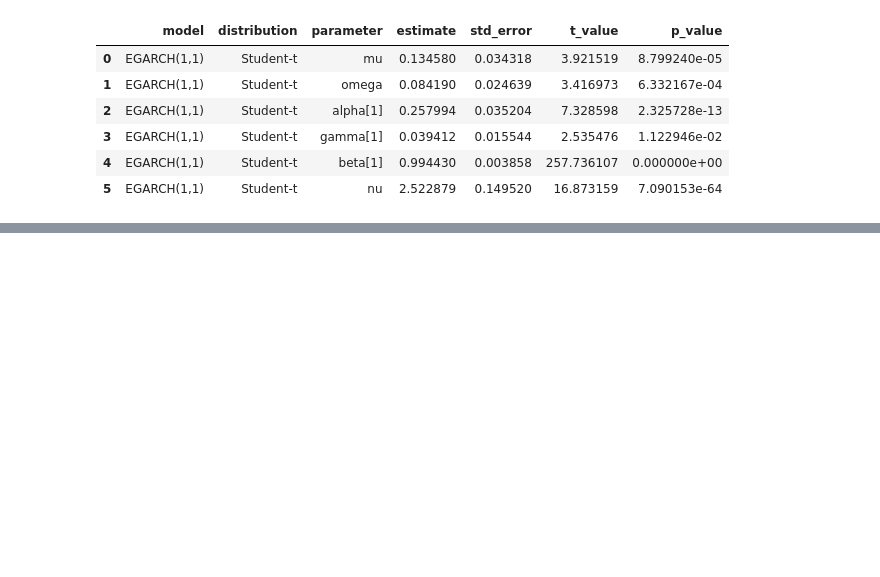
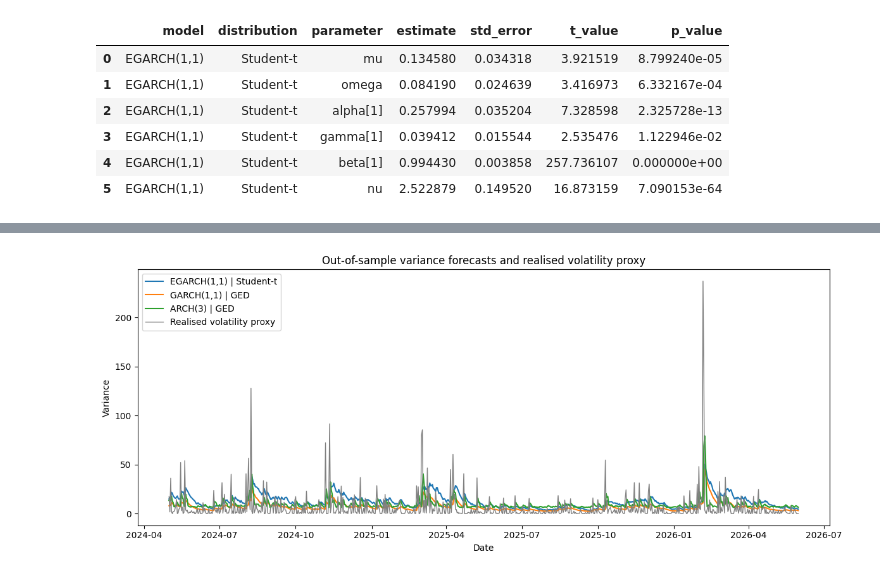
Before and after one commit to matthijs174/project, a Jupyter notebook: notebooks/02_model_estimation_and_forecasting.ipynb, the cells around one changed output, grey strips where cells are left out. Drawn from its saved outputs; the diff is of its cells as text; code cells hidden in the pictures; blank space fills up the shorter version.

```diff
--- a/notebooks/02_model_estimation_and_forecasting.ipynb
+++ b/notebooks/02_model_estimation_and_forecasting.ipynb
@@ -1043,0 +1140,6 @@ diagnostic_display_table.head(10)
+# %%
+forecast_evaluation_data = variance_forecast_table.copy()
+
+forecast_evaluation_data["realised_volatility_proxy"] = volatility_proxy_out
+
+forecast_evaluation_data.head()
@@ -1043,0 +1478,11 @@ diagnostic_display_table.head(10)
+# %%
+selected_forecast_data = pd.DataFrame(index=forecast_evaluation_data.index)
+
+selected_forecast_data["realised_volatility_proxy"] = (
+    forecast_evaluation_data["realised_volatility_proxy"]
+)
+
+for model_key in selected_model_keys:
+    selected_forecast_data[model_key] = variance_forecast_table[model_key]
+
+selected_forecast_data.head()
@@ -1043,0 +1497,29 @@ diagnostic_display_table.head(10)
+# %%
+import matplotlib.pyplot as plt
+
+plt.figure(figsize=(12, 5))
+
+for model_key in selected_model_keys:
+    plt.plot(
+        selected_forecast_data.index,
+        selected_forecast_data[model_key],
+        label=model_key,
+        linewidth=1.5
+    )
+
+plt.plot(
+    selected_forecast_data.index,
+    selected_forecast_data["realised_volatility_proxy"],
+    label="Realised volatility proxy",
+    linewidth=1,
+    color="grey",
+)
+
+plt.title("Out-of-sample variance forecasts and realised volatility proxy")
+plt.xlabel("Date")
+plt.ylabel("Variance")
+plt.legend()
+plt.tight_layout()
+plt.show()
+# %% [output]
+[figure, added]
```
Also changed, not shown: parts of 34 cells of this notebook.
